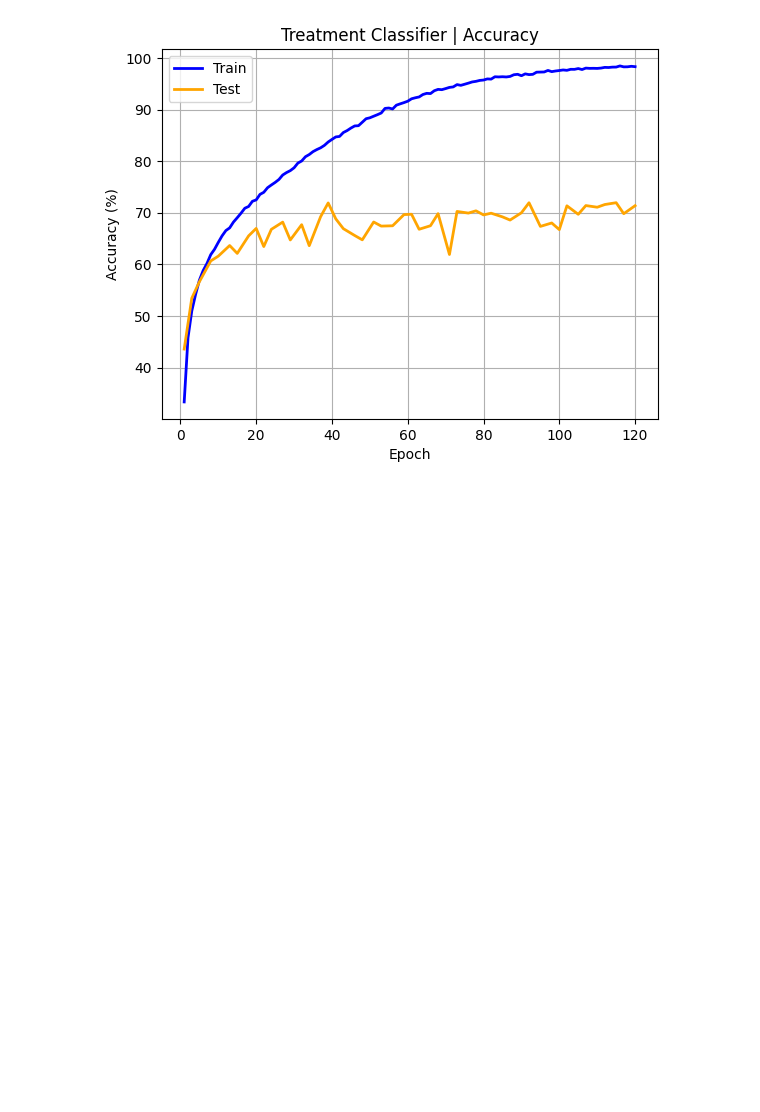
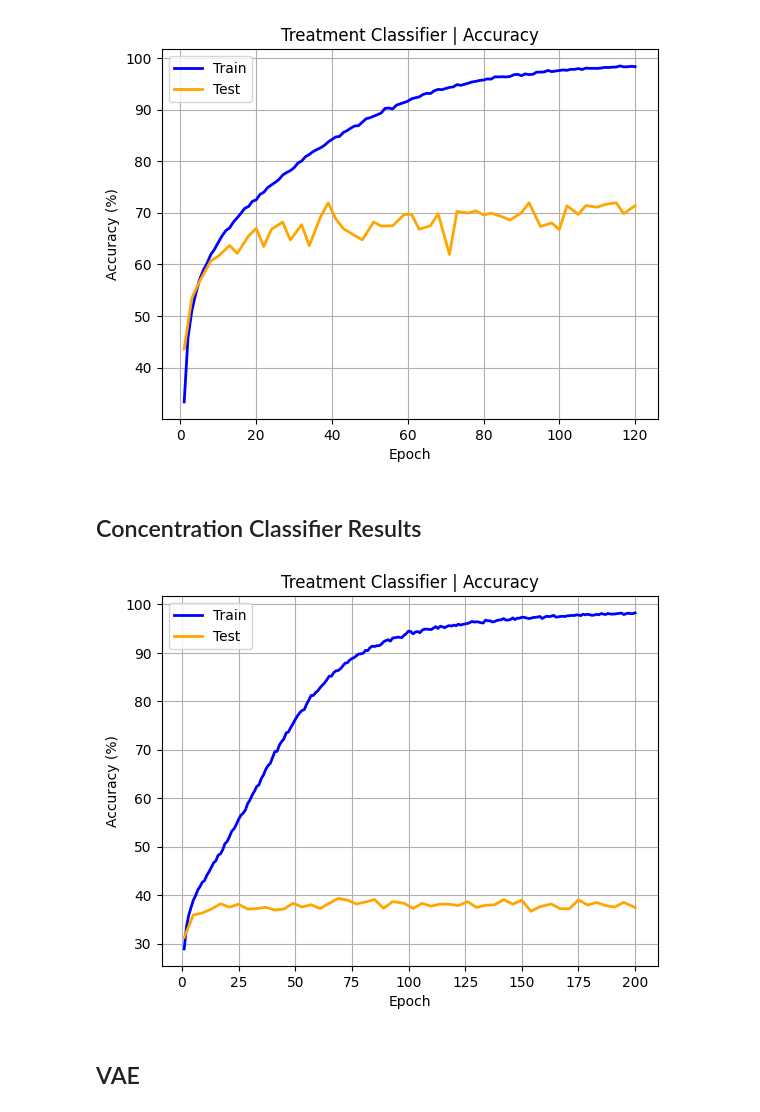
Before and after one commit to RasmusML/DiffCell, a Jupyter notebook: playground.ipynb, the cells around one changed output. Cells and saved outputs as stored; diff of their text form; code cells hidden in the pictures; blank space fills up the shorter version.

```diff
--- a/playground.ipynb
+++ b/playground.ipynb
@@ -279,3 +300,13 @@ classifier_training_data = load_dict("./results/Compound_Classifier/training/tra
 plot_treatment_classifier_accuracy(classifier_training_data)
 # %% [output]
 [figure]
+# %% [markdown]
+## Concentration Classifier Results
+# %%
+classifier_training_data = load_dict("./results/Concentration_Classifier/training/train_results.pkl")
+# %%
+plot_treatment_classifier_accuracy(classifier_training_data)
+# %% [output]
+[figure, added]
+# %% [markdown]
+## VAE
```
Also changed, not shown: parts of 22 cells of this notebook, 2 other files.
